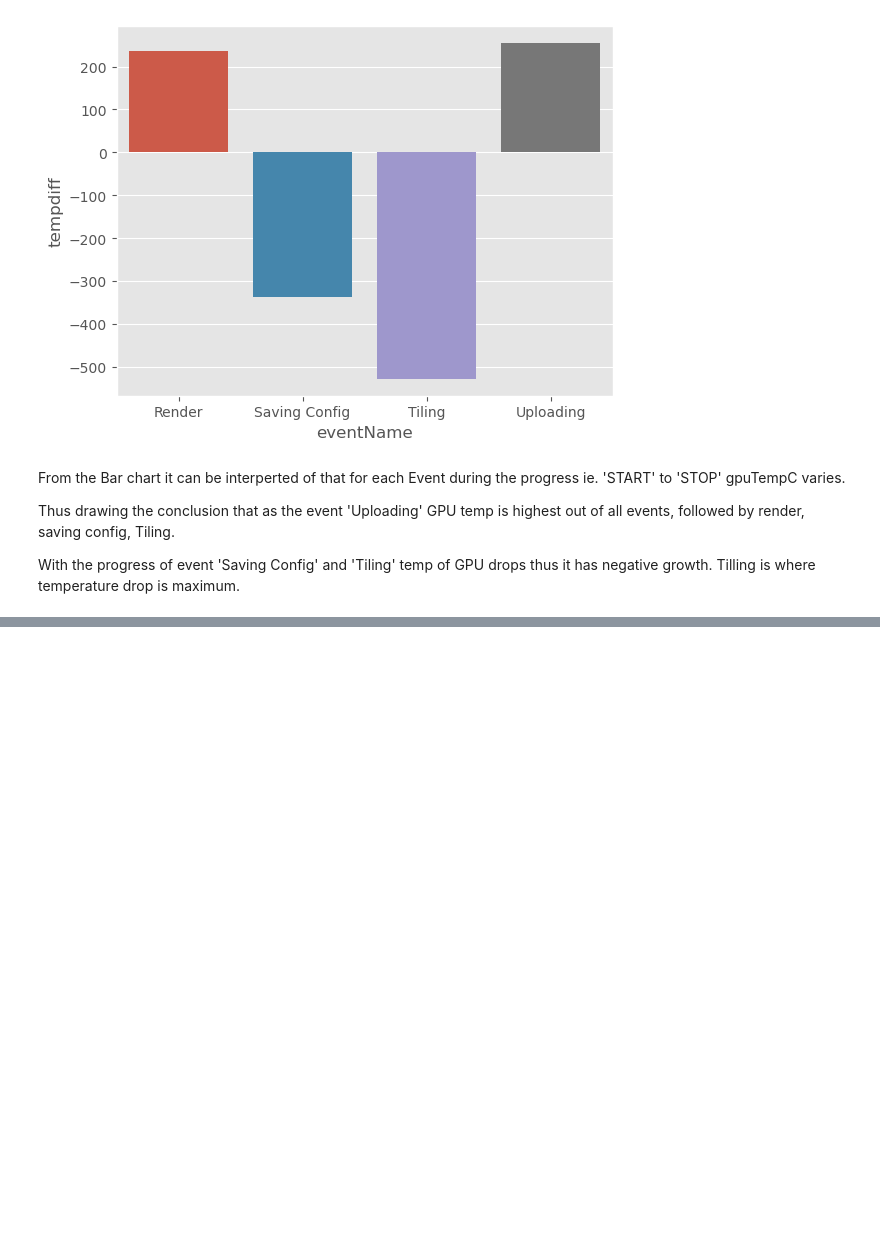
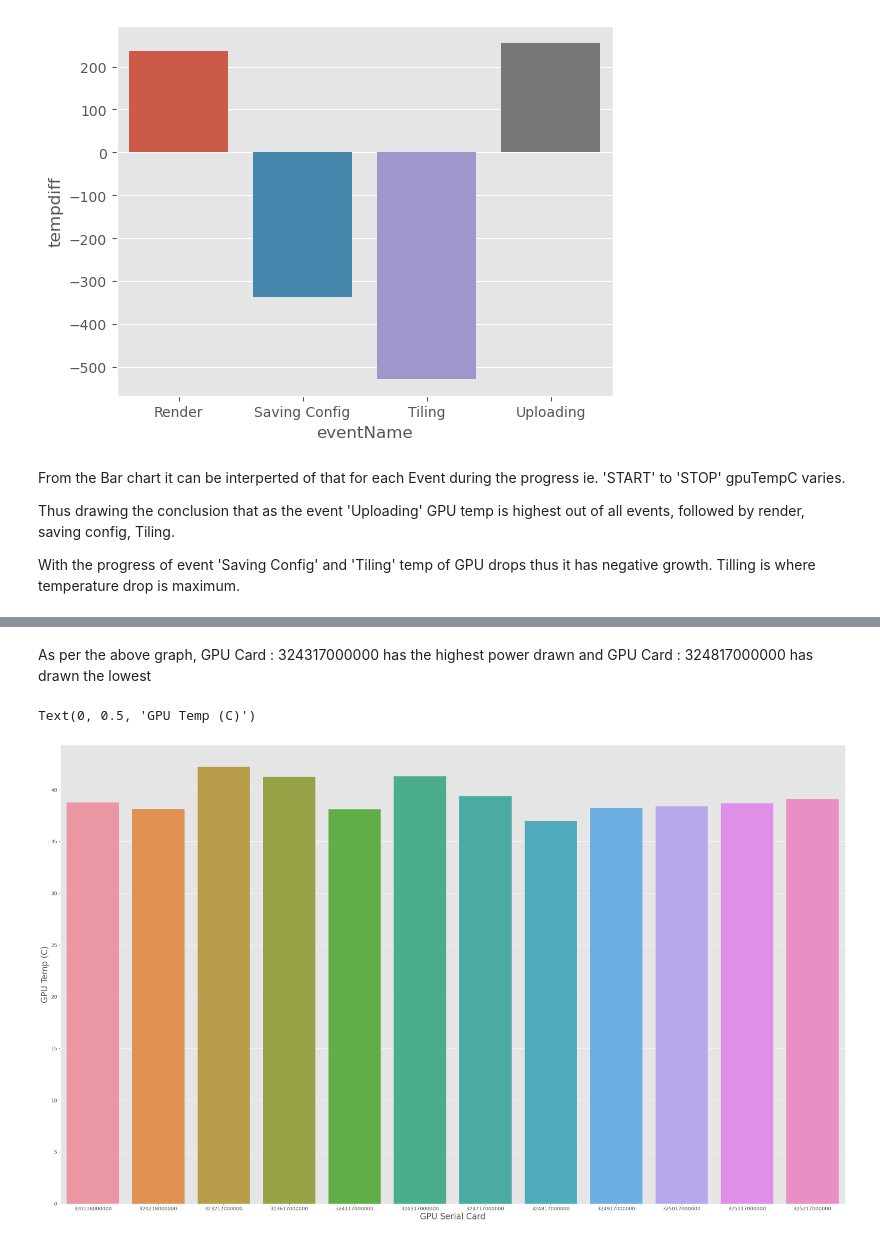
Before and after one commit to spruha2/Tera, a Jupyter notebook: CloudAssign.ipynb, the cells around one changed output, grey strips where cells are left out. Drawn from its saved outputs; the diff is of its cells as text; code cells hidden in the pictures; blank space fills up the shorter version.

```diff
--- a/CloudAssign.ipynb
+++ b/CloudAssign.ipynb
@@ -612,0 +674,19 @@ Tilling is where temperature drop is maximum.
+# %% [markdown]
+As per the above graph, GPU Card : 324317000000 has the highest power drawn and
+GPU Card : 324817000000 has drawn the lowest
+# %%
+# performance parameters : GPU TEMP
+
+# Plotting the graph of Temp OF gpu based on GPU serial
+
+
+fig, ax = plt.subplots(figsize=(34, 20))
+plt.rc('font', size=12)
+sns.barplot(x= group_serial.index.get_level_values('gpuSerial'), y=group_serial['gpuTempC'], ax=ax)
+
+
+ax.set_xlabel('GPU Serial Card',size = 20)
+ax.set_ylabel('GPU Temp (C)',size = 20)
+# %% [output]
+Text(0, 0.5, 'GPU Temp (C)')
+[figure, added]
```
Also changed, not shown: parts of 22 cells of this notebook.
